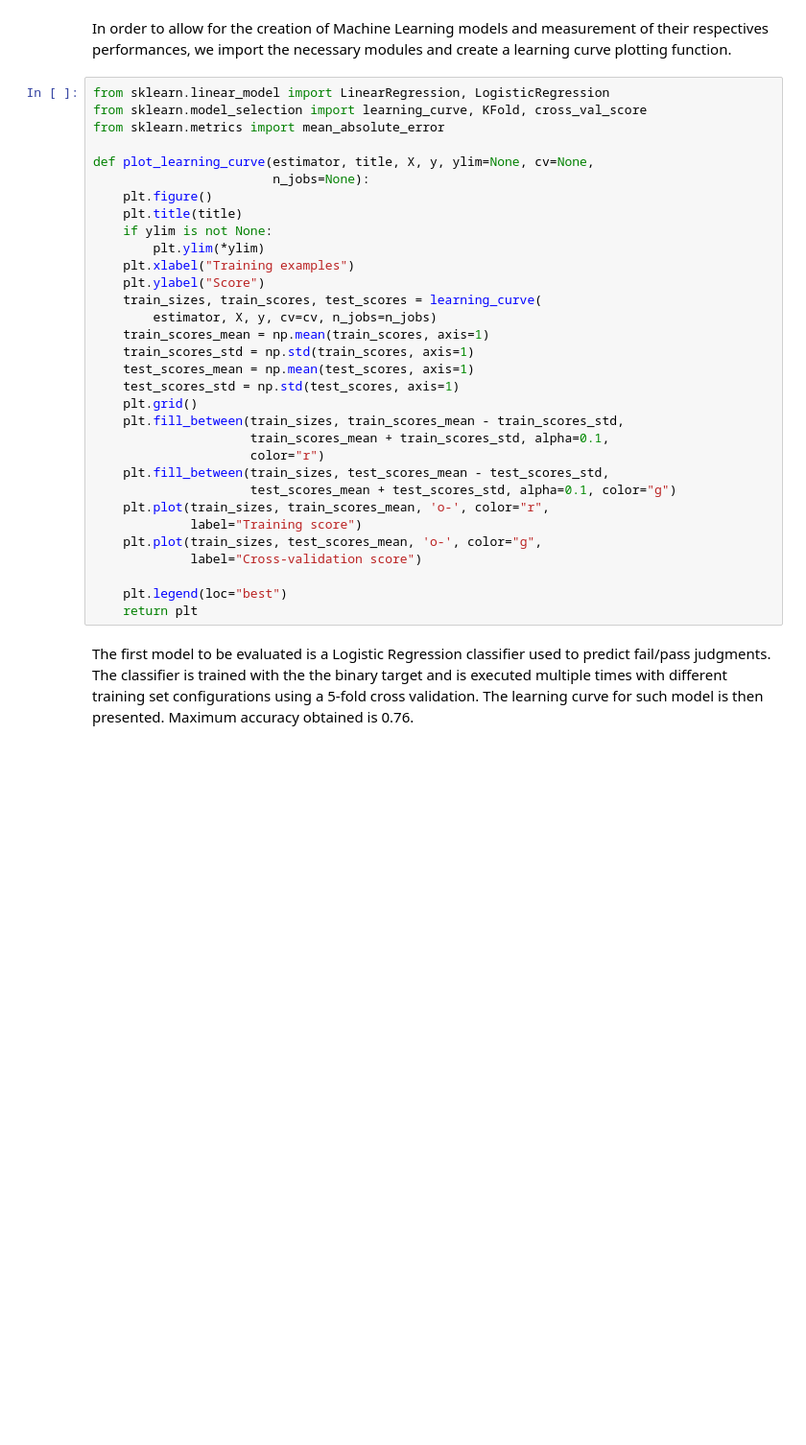
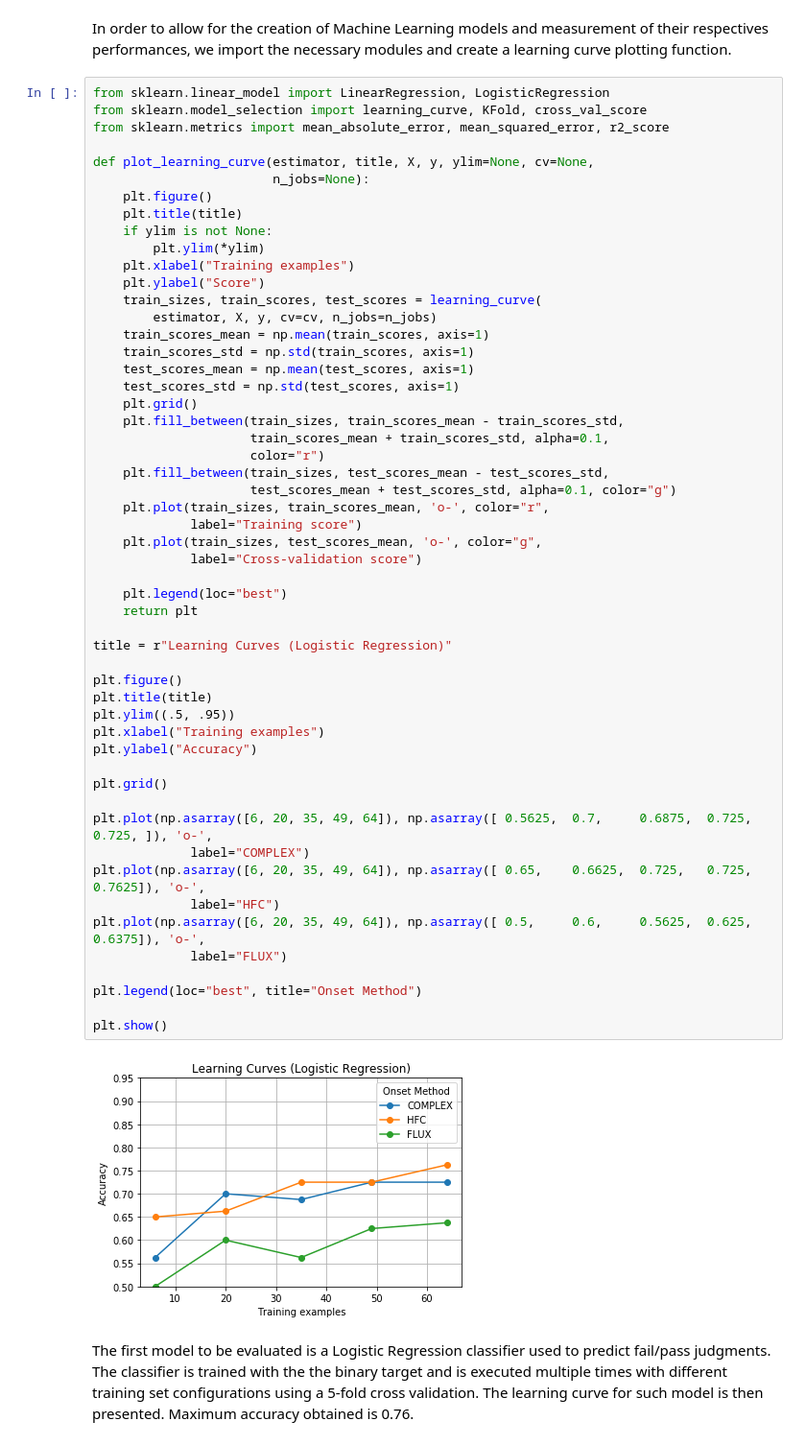
Before and after one commit to MTG/mast-rhythm-analysis, a Jupyter notebook: notebooks/BaselineRhythmicAssessmentSystem.ipynb, the cells around one changed output. Shown: that part at 96% size. Saved outputs shown, nothing was run; the diff lists cells and outputs as text; blank space fills up the shorter version.

```diff
--- a/notebooks/BaselineRhythmicAssessmentSystem.ipynb
+++ b/notebooks/BaselineRhythmicAssessmentSystem.ipynb
@@ -201,35 +203,58 @@ In order to allow for the creation of Machine Learning models and measurement of
 # %%
 from sklearn.linear_model import LinearRegression, LogisticRegression
 from sklearn.model_selection import learning_curve, KFold, cross_val_score
-from sklearn.metrics import mean_absolute_error
+from sklearn.metrics import mean_absolute_error, mean_squared_error, r2_score
 
 def plot_learning_curve(estimator, title, X, y, ylim=None, cv=None,
                         n_jobs=None):
     plt.figure()
     plt.title(title)
     if ylim is not None:
         plt.ylim(*ylim)
     plt.xlabel("Training examples")
     plt.ylabel("Score")
     train_sizes, train_scores, test_scores = learning_curve(
         estimator, X, y, cv=cv, n_jobs=n_jobs)
     train_scores_mean = np.mean(train_scores, axis=1)
     train_scores_std = np.std(train_scores, axis=1)
     test_scores_mean = np.mean(test_scores, axis=1)
     test_scores_std = np.std(test_scores, axis=1)
     plt.grid()
     plt.fill_between(train_sizes, train_scores_mean - train_scores_std,
                      train_scores_mean + train_scores_std, alpha=0.1,
                      color="r")
     plt.fill_between(train_sizes, test_scores_mean - test_scores_std,
                      test_scores_mean + test_scores_std, alpha=0.1, color="g")
     plt.plot(train_sizes, train_scores_mean, 'o-', color="r",
              label="Training score")
     plt.plot(train_sizes, test_scores_mean, 'o-', color="g",
              label="Cross-validation score")
 
     plt.legend(loc="best")
     return plt
+
+title = r"Learning Curves (Logistic Regression)"
+
+plt.figure()
+plt.title(title)
+plt.ylim((.5, .95))
+plt.xlabel("Training examples")
+plt.ylabel("Accuracy")
+
+plt.grid()
+
+plt.plot(np.asarray([6, 20, 35, 49, 64]), np.asarray([ 0.5625,  0.7,     0.6875,  0.725,   0.725, ]), 'o-',
+             label="COMPLEX")
+plt.plot(np.asarray([6, 20, 35, 49, 64]), np.asarray([ 0.65,    0.6625,  0.725,   0.725,   0.7625]), 'o-',
+             label="HFC")
+plt.plot(np.asarray([6, 20, 35, 49, 64]), np.asarray([ 0.5,     0.6,     0.5625,  0.625,   0.6375]), 'o-',
+             label="FLUX")
+
+plt.legend(loc="best", title="Onset Method")
+
+plt.show()
+# %% [output]
+[figure, added]
 # %% [markdown]
 The first model to be evaluated is a Logistic Regression classifier used to predict fail/pass judgments. The classifier is trained with the the binary target and is executed multiple times with different training set configurations using a 5-fold cross validation. The learning curve for such model is then presented. Maximum accuracy obtained is 0.76.
 # %%
```
Also changed, not shown: parts of 8 cells of this notebook, 2 other files.
